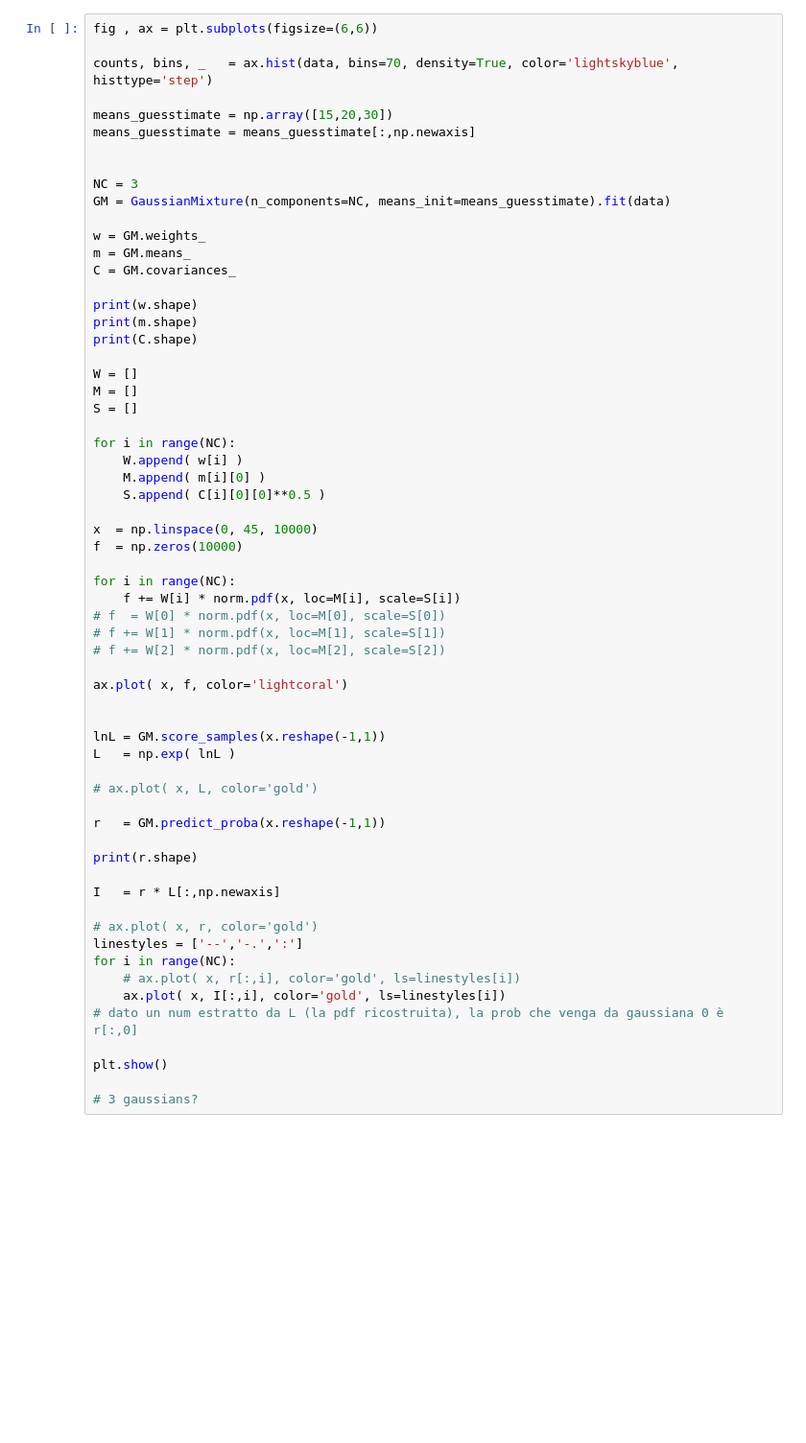
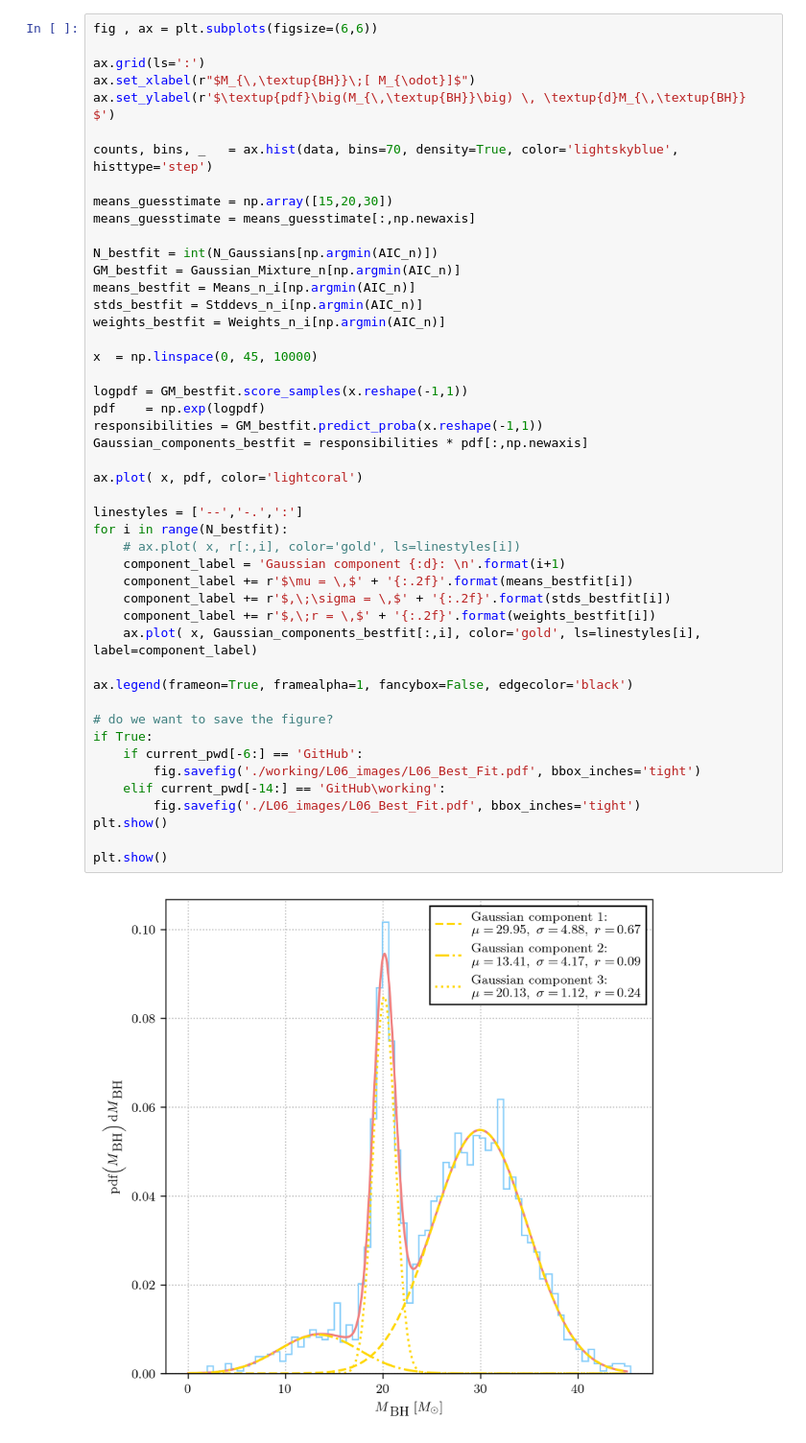
Before and after one commit to Andrea-Pierini/astrostatistics_bicocca_2022-1, a Jupyter notebook: working/L06.ipynb, the cells around one changed output. Shown at 96% size. Saved outputs shown, nothing was run; the diff lists cells and outputs as text; blank space fills up the shorter version.

```diff
--- a/working/L06.ipynb
+++ b/working/L06.ipynb
@@ -118,62 +163,49 @@ plt.show()
 # %%
 fig , ax = plt.subplots(figsize=(6,6))
+
+ax.grid(ls=':')
+ax.set_xlabel(r"$M_{\,\textup{BH}}\;[ M_{\odot}]$")
+ax.set_ylabel(r'$\textup{pdf}\big(M_{\,\textup{BH}}\big) \, \textup{d}M_{\,\textup{BH}} $')
 
 counts, bins, _   = ax.hist(data, bins=70, density=True, color='lightskyblue', histtype='step')
 
 means_guesstimate = np.array([15,20,30])
 means_guesstimate = means_guesstimate[:,np.newaxis]
 
-
-NC = 3
-GM = GaussianMixture(n_components=NC, means_init=means_guesstimate).fit(data)
-
-w = GM.weights_
-m = GM.means_
-C = GM.covariances_
-
-print(w.shape)
-print(m.shape)
-print(C.shape)
-
-W = []
-M = []
-S = []
-
-for i in range(NC):
-    W.append( w[i] )
-    M.append( m[i][0] )
-    S.append( C[i][0][0]**0.5 )
+N_bestfit = int(N_Gaussians[np.argmin(AIC_n)])
+GM_bestfit = Gaussian_Mixture_n[np.argmin(AIC_n)]
+means_bestfit = Means_n_i[np.argmin(AIC_n)]
+stds_bestfit = Stddevs_n_i[np.argmin(AIC_n)]
+weights_bestfit = Weights_n_i[np.argmin(AIC_n)]
 
 x  = np.linspace(0, 45, 10000)
-f  = np.zeros(10000)
 
-for i in range(NC):
-    f += W[i] * norm.pdf(x, loc=M[i], scale=S[i])
-# f  = W[0] * norm.pdf(x, loc=M[0], scale=S[0])
-# f += W[1] * norm.pdf(x, loc=M[1], scale=S[1])
-# f += W[2] * norm.pdf(x, loc=M[2], scale=S[2])
+logpdf = GM_bestfit.score_samples(x.reshape(-1,1))
+pdf    = np.exp(logpdf)
+responsibilities = GM_bestfit.predict_proba(x.reshape(-1,1))
+Gaussian_components_bestfit = responsibilities * pdf[:,np.newaxis]
 
-ax.plot( x, f, color='lightcoral')
+ax.plot( x, pdf, color='lightcoral')
 
+linestyles = ['--','-.',':']
+for i in range(N_bestfit):
+    # ax.plot( x, r[:,i], color='gold', ls=linestyles[i])
+    component_label = 'Gaussian component {:d}: \n'.format(i+1)
+    component_label += r'$\mu = \,$' + '{:.2f}'.format(means_bestfit[i])
+    component_label += r'$,\;\sigma = \,$' + '{:.2f}'.format(stds_bestfit[i])
+    component_label += r'$,\;r = \,$' + '{:.2f}'.format(weights_bestfit[i])
+    ax.plot( x, Gaussian_components_bestfit[:,i], color='gold', ls=linestyles[i], label=component_label)
 
-lnL = GM.score_samples(x.reshape(-1,1))
-L   = np.exp( lnL )
+ax.legend(frameon=True, framealpha=1, fancybox=False, edgecolor='black')
 
-# ax.plot( x, L, color='gold')
-
-r   = GM.predict_proba(x.reshape(-1,1))
-
-print(r.shape)
-
-I   = r * L[:,np.newaxis]
-
-# ax.plot( x, r, color='gold')
-linestyles = ['--','-.',':']
-for i in range(NC):
-    # ax.plot( x, r[:,i], color='gold', ls=linestyles[i])
-    ax.plot( x, I[:,i], color='gold', ls=linestyles[i])
-# dato un num estratto da L (la pdf ricostruita), la prob che venga da gaussiana 0 è r[:,0]
+# do we want to save the figure?
+if True:
+    if current_pwd[-6:] == 'GitHub':
+        fig.savefig('./working/L06_images/L06_Best_Fit.pdf', bbox_inches='tight')
+    elif current_pwd[-14:] == 'GitHub\working':
+        fig.savefig('./L06_images/L06_Best_Fit.pdf', bbox_inches='tight')
+plt.show()
 
 plt.show()
-
-# 3 gaussians?
+# %% [output]
+[figure, added]
```
Also changed, not shown: parts of 7 cells of this notebook, 9 other files.
